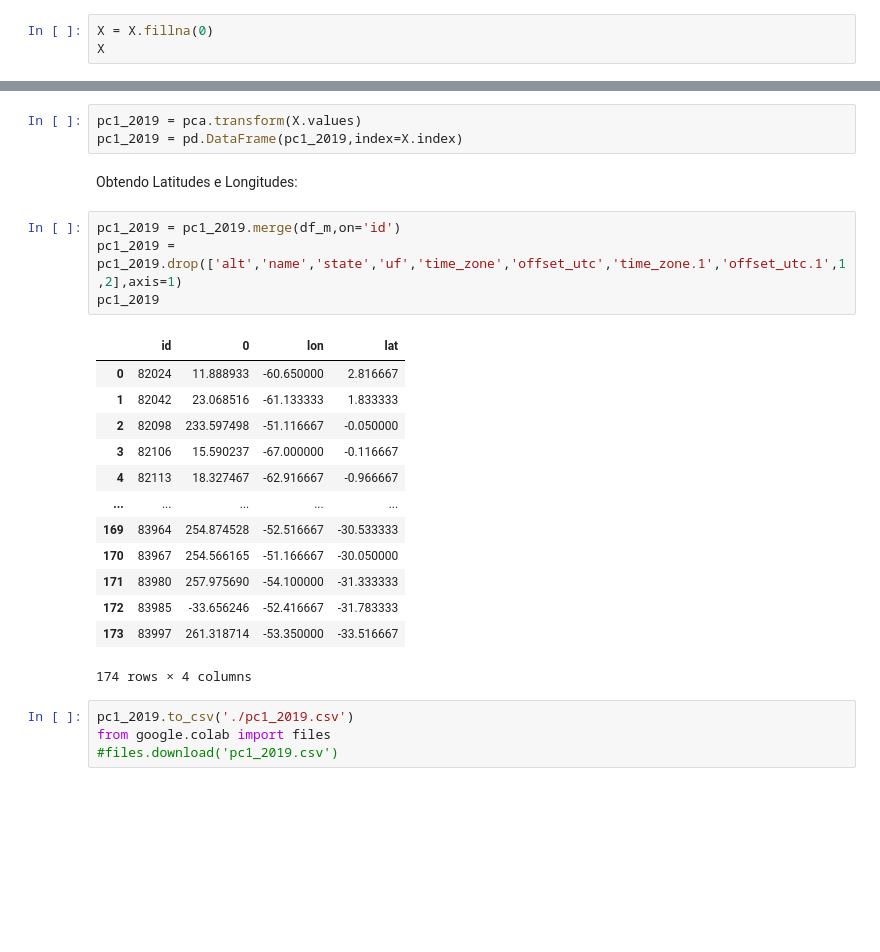
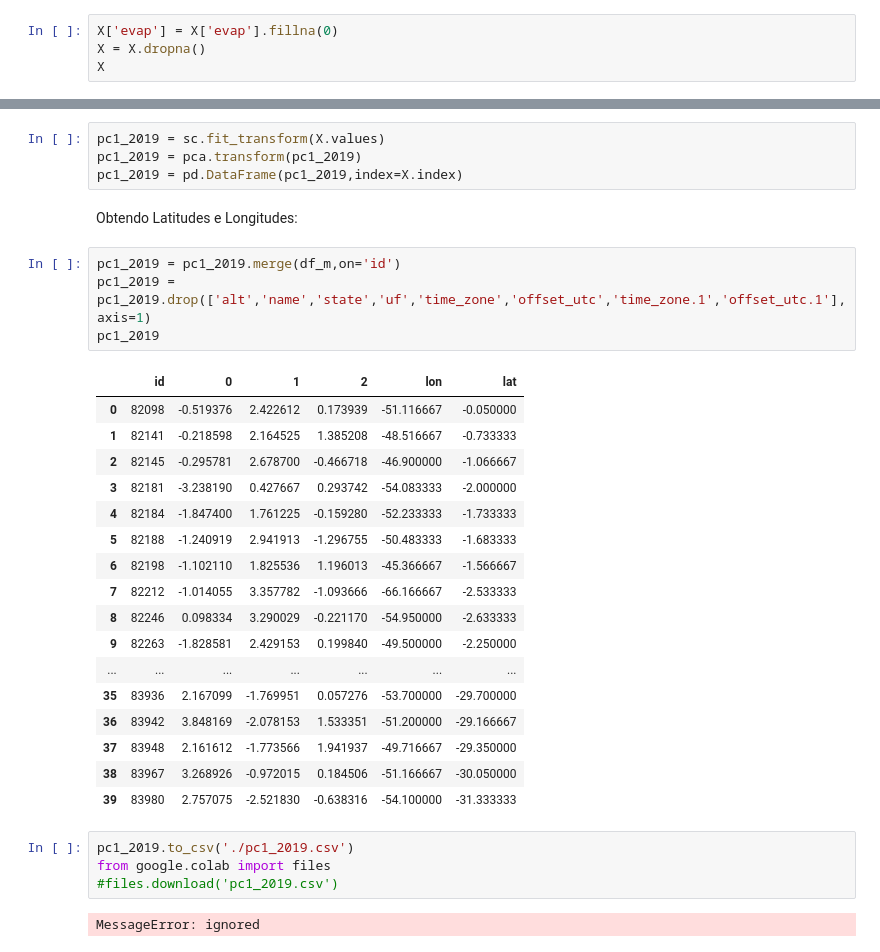
Before and after one commit to andrefellipe/ccd, a Jupyter notebook: baseline.ipynb, the cells around one changed output, grey strips where cells are left out. Drawn from its saved outputs; the diff is of its cells as text; blank space fills up the shorter version.

```diff
--- a/baseline.ipynb
+++ b/baseline.ipynb
@@ -643,7 +643,8 @@ X
 # %% [markdown]
 Fill NaN's:
 # %%
-X = X.fillna(0)
+X['evap'] = X['evap'].fillna(0)
+X = X.dropna()
 X
 # %% [output]
 |  | cc | evap | n | patm | pnmm | prec | tair | tmax | tmin | tw | ur | ... |
@@ -663,29 +668,36 @@ X
 # %% [markdown]
 Aplicando ao PCA:
 # %%
-pc1_2019 = pca.transform(X.values)
+pc1_2019 = sc.fit_transform(X.values)
+pc1_2019 = pca.transform(pc1_2019)
 pc1_2019 = pd.DataFrame(pc1_2019,index=X.index)
 # %% [markdown]
 Obtendo Latitudes e Longitudes:
 # %%
 pc1_2019 = pc1_2019.merge(df_m,on='id')
-pc1_2019 = pc1_2019.drop(['alt','name','state','uf','time_zone','offset_utc','time_zone.1','offset_utc.1',1,2],axis=1)
+pc1_2019 = pc1_2019.drop(['alt','name','state','uf','time_zone','offset_utc','time_zone.1','offset_utc.1'],axis=1)
 pc1_2019
 # %% [output]
-|  | id | 0 | lon | lat |
-| 0 | 82024 | 11.888933 | -60.650000 | 2.816667 |
-| 1 | 82042 | 23.068516 | -61.133333 | 1.833333 |
-| 2 | 82098 | 233.597498 | -51.116667 | -0.050000 |
-| 3 | 82106 | 15.590237 | -67.000000 | -0.116667 |
-| 4 | 82113 | 18.327467 | -62.916667 | -0.966667 |
-| ... | ... | ... | ... | ... |
-| 169 | 83964 | 254.874528 | -52.516667 | -30.533333 |
-| 170 | 83967 | 254.566165 | -51.166667 | -30.050000 |
-| 171 | 83980 | 257.975690 | -54.100000 | -31.333333 |
-| 172 | 83985 | -33.656246 | -52.416667 | -31.783333 |
-| 173 | 83997 | 261.318714 | -53.350000 | -33.516667 |
+|  | id | 0 | 1 | 2 | lon | lat |
+| 0 | 82098 | -0.519376 | 2.422612 | 0.173939 | -51.116667 | -0.050000 |
+| 1 | 82141 | -0.218598 | 2.164525 | 1.385208 | -48.516667 | -0.733333 |
+| 2 | 82145 | -0.295781 | 2.678700 | -0.466718 | -46.900000 | -1.066667 |
+| 3 | 82181 | -3.238190 | 0.427667 | 0.293742 | -54.083333 | -2.000000 |
+| 4 | 82184 | -1.847400 | 1.761225 | -0.159280 | -52.233333 | -1.733333 |
+| 5 | 82188 | -1.240919 | 2.941913 | -1.296755 | -50.483333 | -1.683333 |
+| 6 | 82198 | -1.102110 | 1.825536 | 1.196013 | -45.366667 | -1.566667 |
+| 7 | 82212 | -1.014055 | 3.357782 | -1.093666 | -66.166667 | -2.533333 |
+| 8 | 82246 | 0.098334 | 3.290029 | -0.221170 | -54.950000 | -2.633333 |
+| 9 | 82263 | -1.828581 | 2.429153 | 0.199840 | -49.500000 | -2.250000 |
+| ... | ... | ... | ... | ... | ... | ... |
+| 35 | 83936 | 2.167099 | -1.769951 | 0.057276 | -53.700000 | -29.700000 |
+| 36 | 83942 | 3.848169 | -2.078153 | 1.533351 | -51.200000 | -29.166667 |
+| 37 | 83948 | 2.161612 | -1.773566 | 1.941937 | -49.716667 | -29.350000 |
+| 38 | 83967 | 3.268926 | -0.972015 | 0.184506 | -51.166667 | -30.050000 |
+| 39 | 83980 | 2.757075 | -2.521830 | -0.638316 | -54.100000 | -31.333333 |
-174 rows × 4 columns
 # %%
 pc1_2019.to_csv('./pc1_2019.csv')
 from google.colab import files
 #files.download('pc1_2019.csv')
+# %% [output]
+MessageError: ignored
```
Also changed, not shown: parts of 3 cells of this notebook.
